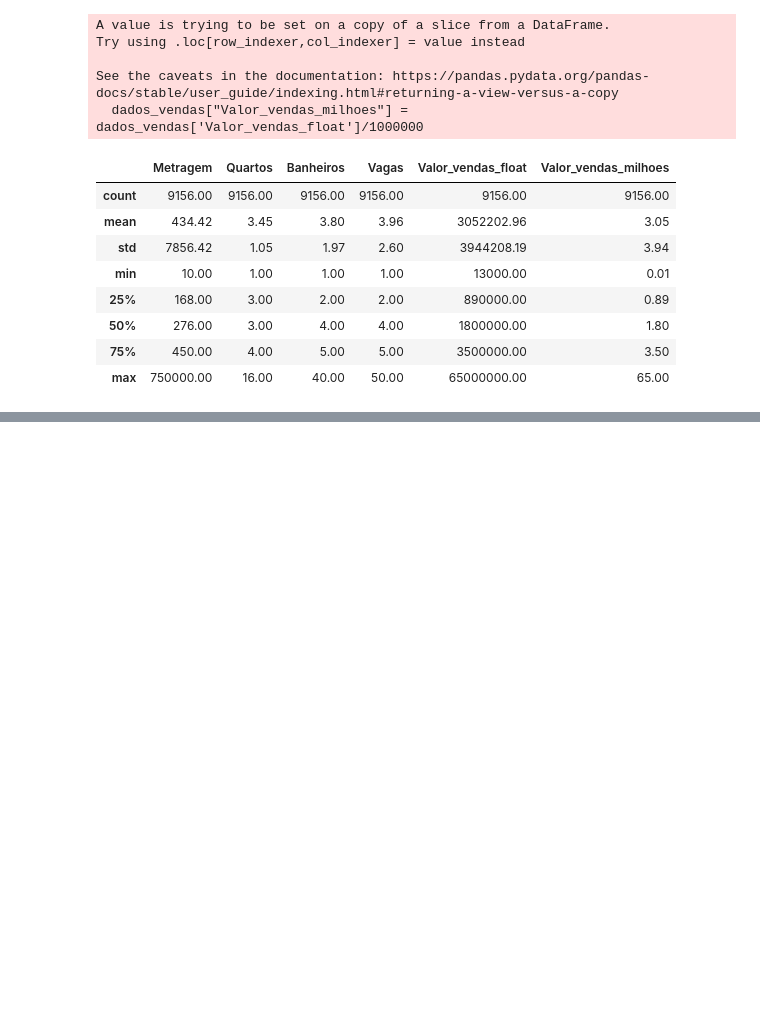
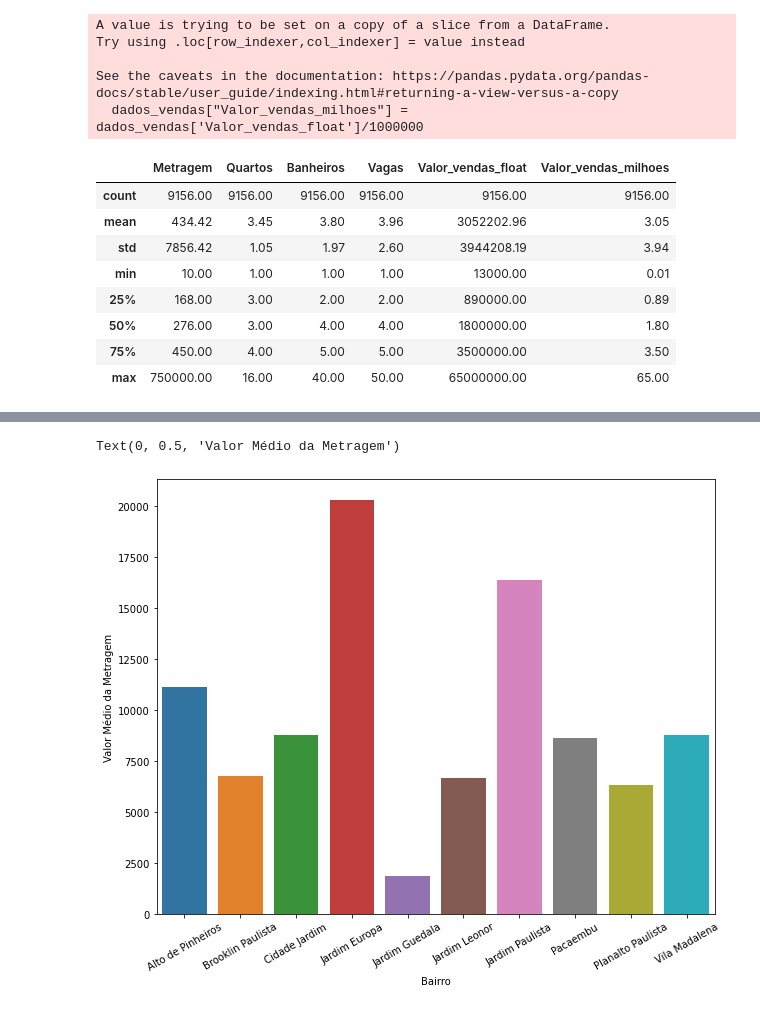
Before and after one commit to CaioPinho9/data-science, a Jupyter notebook: dados.ipynb, the cells around one changed output, grey strips where cells are left out. Saved outputs shown, nothing was run; the diff lists cells and outputs as text; code cells hidden in the pictures; blank space fills up the shorter version.

```diff
--- a/dados.ipynb
+++ b/dados.ipynb
@@ -75,0 +99,4 @@ See the caveats in the documentation: https://pandas.pydata.org/pandas-docs/stab
+# %%
+dados_bairro = dados_vendas.groupby("Bairro").sum()
+dados_bairro["Valor_metragem_bairro"] = dados_bairro["Valor_vendas_float"]/dados_bairro["Metragem"]
+dados_bairro
@@ -75,0 +123,3 @@ See the caveats in the documentation: https://pandas.pydata.org/pandas-docs/stab
+# %%
+dados_bairro.reset_index(inplace = True)
+dados_bairro
@@ -75,0 +140,8 @@ See the caveats in the documentation: https://pandas.pydata.org/pandas-docs/stab
+# %%
+plt.figure(figsize=(10,8))
+ax = sns.barplot(x="Bairro", y="Valor_metragem_bairro", data=dados_bairro.query("Bairro in @top_bairros"))
+ax.tick_params(axis="x", rotation=30)
+ax.set_ylabel("Valor Médio da Metragem")
+# %% [output]
+Text(0, 0.5, 'Valor Médio da Metragem')
+[figure, added]
```
Also changed, not shown: parts of 8 cells of this notebook.
